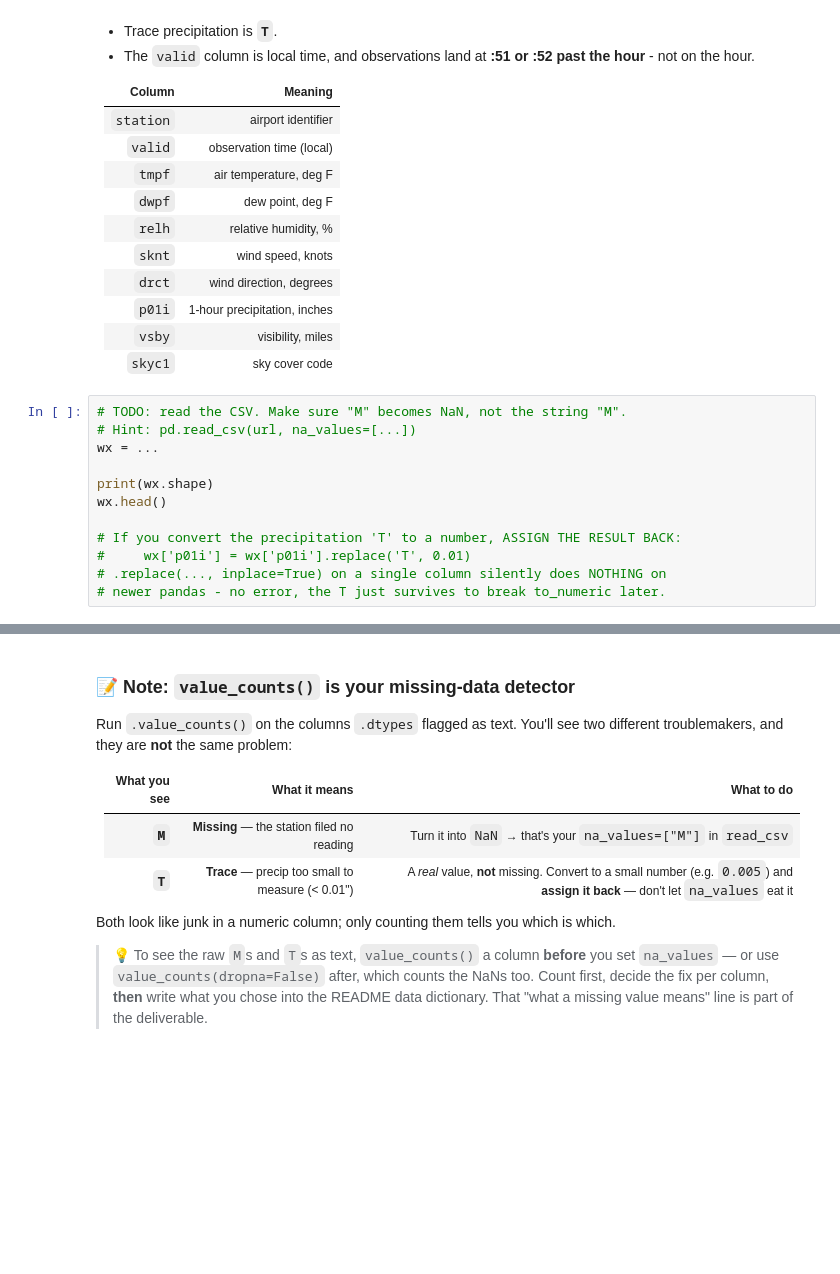
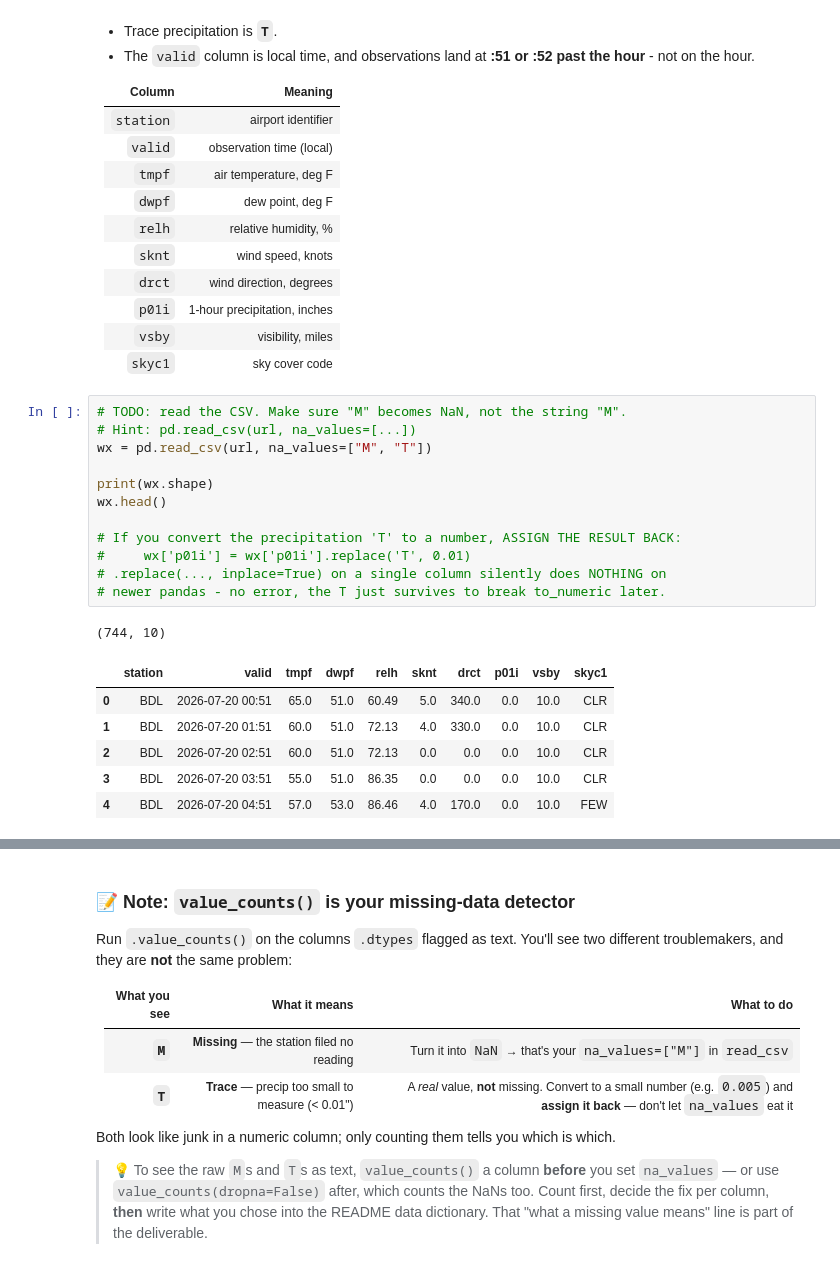
Before and after one commit to praveen1619/opim5512-qyj25002-jpe03001-hartford, a Jupyter notebook: Lab1_A_Weather_Starter.ipynb, the cells around one changed output, grey strips where cells are left out. Cells and saved outputs as stored; diff of their text form; blank space fills up the shorter version.

```diff
--- a/Lab1_A_Weather_Starter.ipynb
+++ b/Lab1_A_Weather_Starter.ipynb
@@ -64,15 +74,23 @@ These are **METAR** observations - the same reports pilots read. A few things ab
 # %%
 # TODO: read the CSV. Make sure "M" becomes NaN, not the string "M".
 # Hint: pd.read_csv(url, na_values=[...])
-wx = ...
+wx = pd.read_csv(url, na_values=["M", "T"])
 
 print(wx.shape)
 wx.head()
 
 # If you convert the precipitation 'T' to a number, ASSIGN THE RESULT BACK:
 #     wx['p01i'] = wx['p01i'].replace('T', 0.01)
 # .replace(..., inplace=True) on a single column silently does NOTHING on
 # newer pandas - no error, the T just survives to break to_numeric later.
+# %% [output]
+(744, 10)
+|  | station | valid | tmpf | dwpf | relh | sknt | drct | p01i | vsby | skyc1 |
+| 0 | BDL | 2026-07-20 00:51 | 65.0 | 51.0 | 60.49 | 5.0 | 340.0 | 0.0 | 10.0 | CLR |
+| 1 | BDL | 2026-07-20 01:51 | 60.0 | 51.0 | 72.13 | 4.0 | 330.0 | 0.0 | 10.0 | CLR |
+| 2 | BDL | 2026-07-20 02:51 | 60.0 | 51.0 | 72.13 | 0.0 | 0.0 | 0.0 | 10.0 | CLR |
+| 3 | BDL | 2026-07-20 03:51 | 55.0 | 51.0 | 86.35 | 0.0 | 0.0 | 0.0 | 10.0 | CLR |
+| 4 | BDL | 2026-07-20 04:51 | 57.0 | 53.0 | 86.46 | 4.0 | 170.0 | 0.0 | 10.0 | FEW |
 # %%
 # TODO: check your work - read ALL TEN rows of this output, not just tmpf.
 # Which columns should be numbers but came back as "object"? (Hint: at
```
Also changed, not shown: parts of 7 cells of this notebook.
